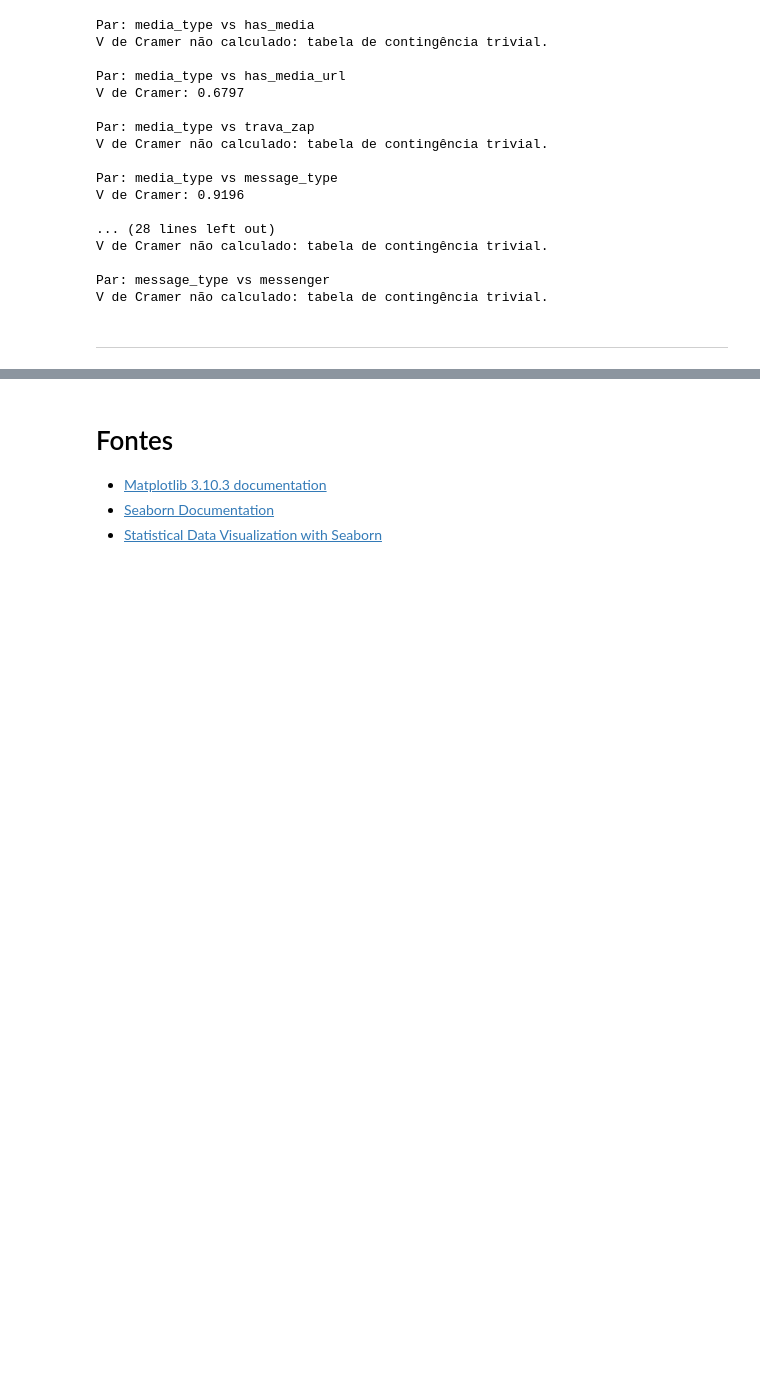
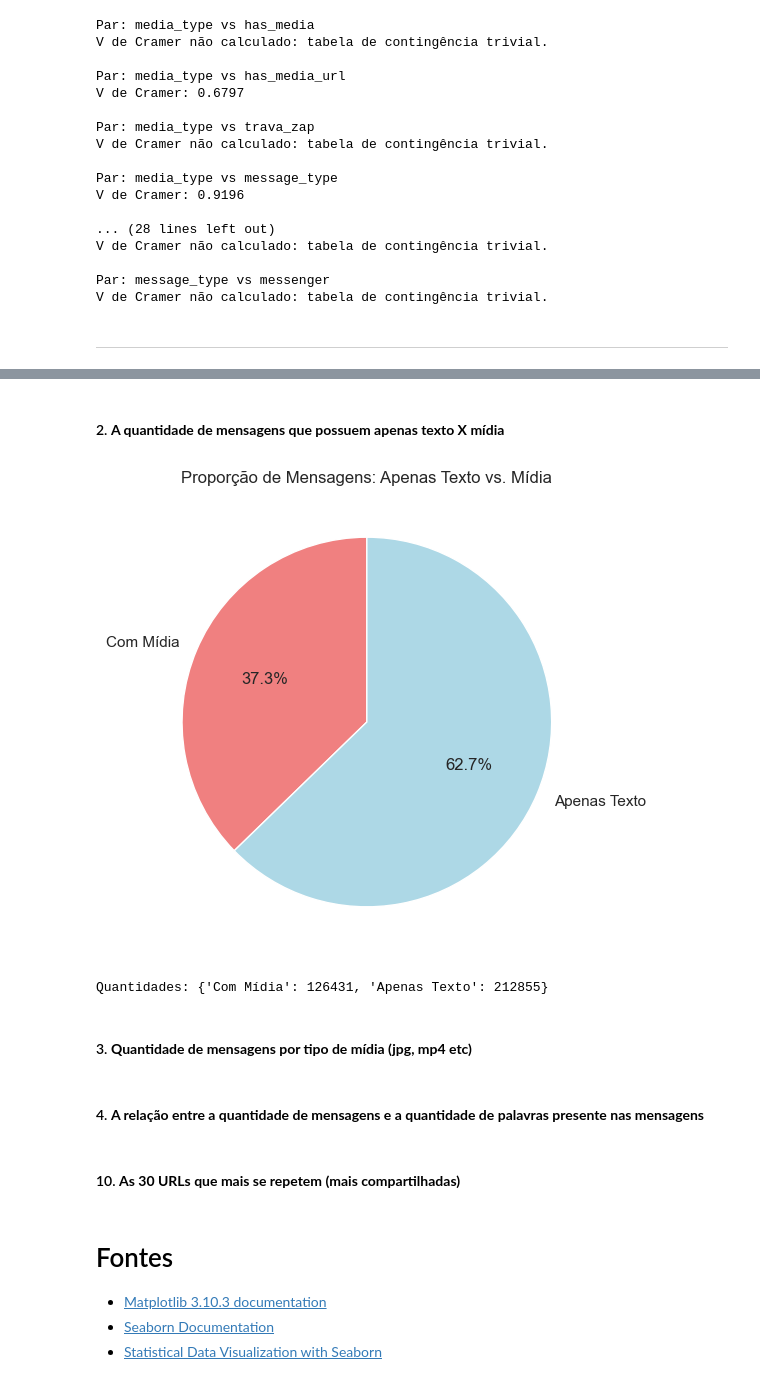
Before and after one commit to EstherMart/Data-Mining, a Jupyter notebook: Lista03_AnaliseDeDados/analise_de_dados.ipynb, the cells around one changed output, grey strips where cells are left out. Drawn from its saved outputs; the diff is of its cells as text; code cells hidden in the pictures; blank space fills up the shorter version.

```diff
--- a/Lista03_AnaliseDeDados/analise_de_dados.ipynb
+++ b/Lista03_AnaliseDeDados/analise_de_dados.ipynb
@@ -987,3 +1018,35 @@ V de Cramer não calculado: tabela de contingência trivial.
+# %% [markdown]
+#### 2. **A quantidade de mensagens que possuem apenas texto X mídia**
+# %%
+# Contagem de mensagens com e sem mídia
+com_midia = df_sem_mensagens_curtas['has_media'].sum()
+sem_midia = (~df_sem_mensagens_curtas['has_media']).sum()
+
+# Dicionário com as quantidades
+quantidades_midia = {
+    'Com Mídia': com_midia,
+    'Apenas Texto': sem_midia
+}
+
+# Gráfico de pizza
+plt.figure(figsize=(6,6))
+plt.pie(quantidades_midia.values(), labels=quantidades_midia.keys(),
+        autopct='%1.1f%%', startangle=90, colors=['lightcoral', 'lightblue'])
+
+plt.title('Proporção de Mensagens: Apenas Texto vs. Mídia')
+plt.show()
+
+# Print também para conferência
+print("Quantidades:", quantidades_midia)
+# %% [output]
+[figure, added]
+Quantidades: {'Com Mídia': 126431, 'Apenas Texto': 212855}
+# %% [markdown]
+#### 3. **Quantidade de mensagens por tipo de mídia (jpg, mp4 etc)**
+# %% [markdown]
+#### 4. **A relação entre a quantidade de mensagens e a quantidade de palavras presente nas mensagens**
+# %% [markdown]
+#### 10. **As 30 URLs que mais se repetem (mais compartilhadas)**
 # %% [markdown]
 # Fontes
 
```
Also changed, not shown: parts of 4 cells of this notebook.
